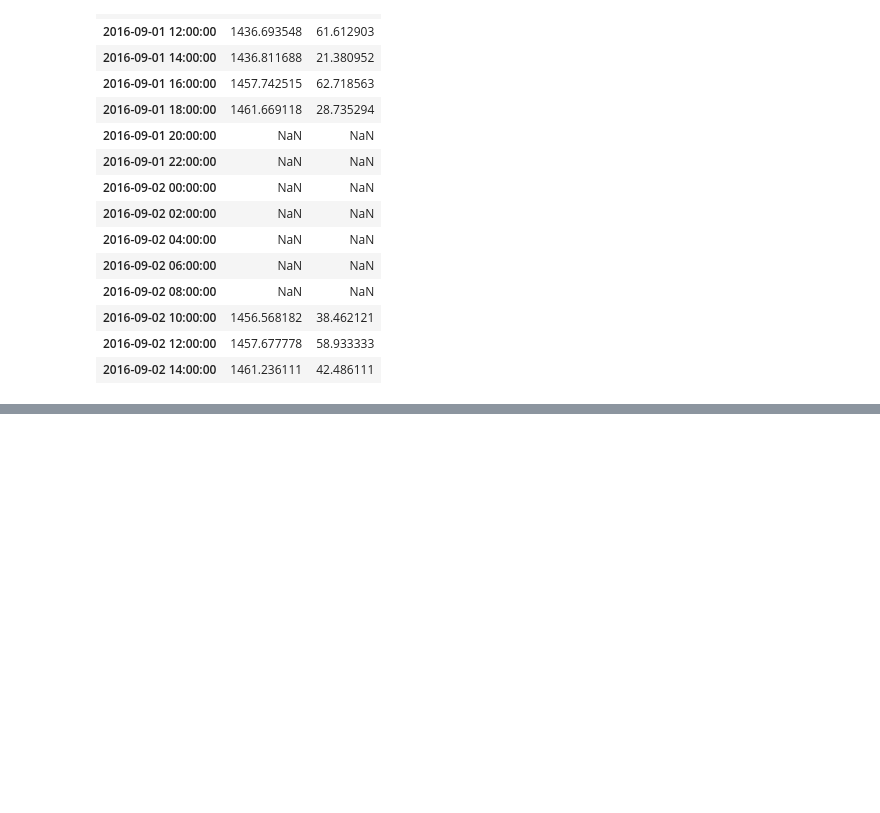
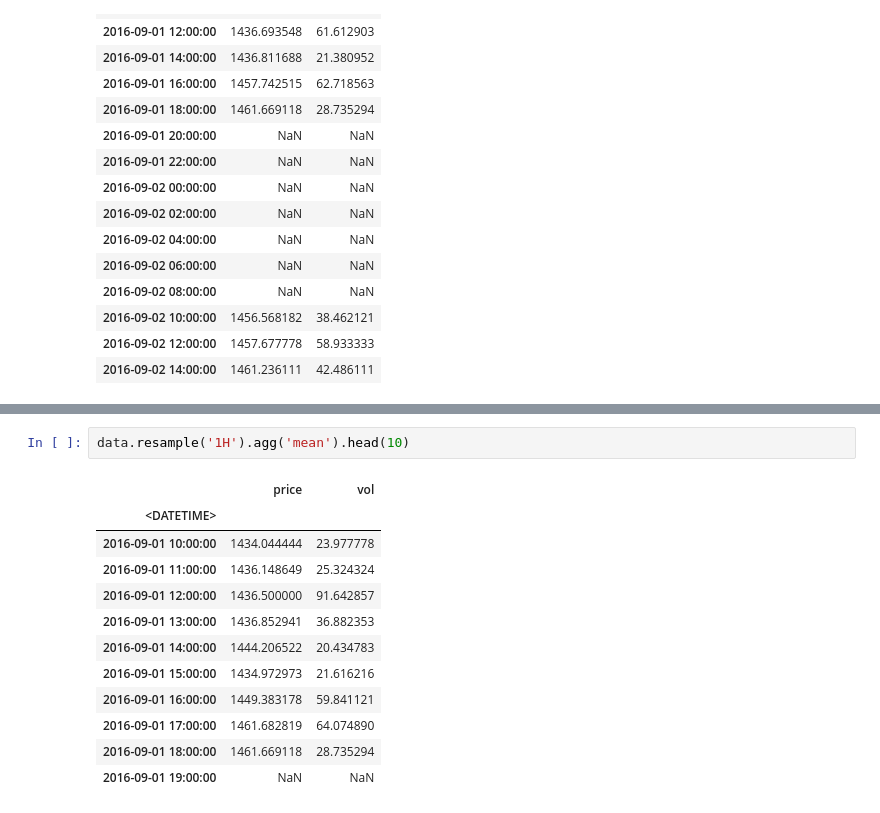
Before and after one commit to poldnev/jupyter-notebooks, a Jupyter notebook: finam-2.ipynb, the cells around one changed output, grey strips where cells are left out. Drawn from its saved outputs; the diff is of its cells as text; blank space fills up the shorter version.

```diff
--- a/finam-2.ipynb
+++ b/finam-2.ipynb
@@ -659,0 +702,15 @@ data[~data.price.isnull()].head(10)
+# %%
+data.resample('1H').agg('mean').head(10)
+# %% [output]
+|  | price | vol |
+| <DATETIME> |  |  |
+| 2016-09-01 10:00:00 | 1434.044444 | 23.977778 |
+| 2016-09-01 11:00:00 | 1436.148649 | 25.324324 |
+| 2016-09-01 12:00:00 | 1436.500000 | 91.642857 |
+| 2016-09-01 13:00:00 | 1436.852941 | 36.882353 |
+| 2016-09-01 14:00:00 | 1444.206522 | 20.434783 |
+| 2016-09-01 15:00:00 | 1434.972973 | 21.616216 |
+| 2016-09-01 16:00:00 | 1449.383178 | 59.841121 |
+| 2016-09-01 17:00:00 | 1461.682819 | 64.074890 |
+| 2016-09-01 18:00:00 | 1461.669118 | 28.735294 |
+| 2016-09-01 19:00:00 | NaN | NaN |
```
Also changed, not shown: parts of 11 cells of this notebook.
